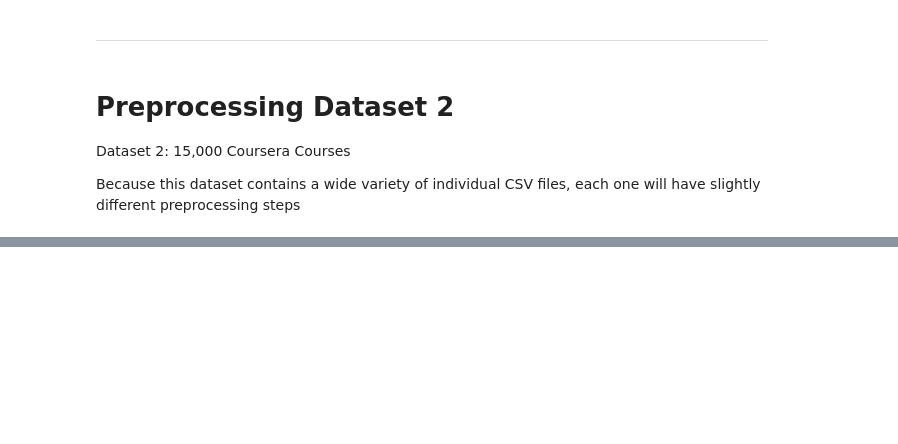
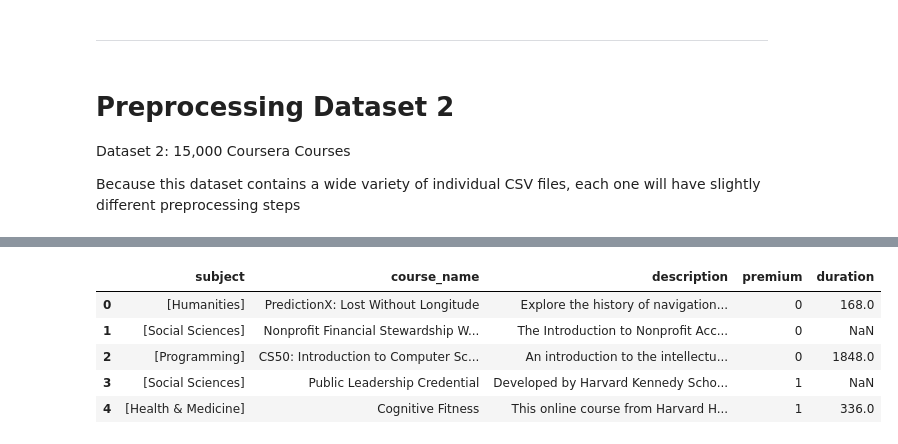
Before and after one commit to minimartzz/online-learning-so-mooc, a Jupyter notebook: mooc_data_prorcessing.ipynb, the cells around one changed output, grey strips where cells are left out. Cells and saved outputs as stored; diff of their text form; code cells hidden in the pictures; blank space fills up the shorter version.

```diff
--- a/mooc_data_prorcessing.ipynb
+++ b/mooc_data_prorcessing.ipynb
@@ -188,3 +306,44 @@ alison_mapper = {
+# %%
+# Load futurelearn dataset
+hv = pd.read_csv(f"{base}/Harvard_university.csv")
+
+# Select columns and rename
+hv = hv.drop(['Link to course', 'Category link', 'Mode', 'Availability', 'Offered By'], axis=1)
+hv = hv.rename({
+  'subject ': 'subject',
+  'Name': 'course_name',
+  'About': 'description',
+  'Price': 'premium',
+  'Duration': 'duration'
+}, axis=1)
+
+# Convert subject values to list type
+hv['subject'] = hv['subject'].apply(lambda x: [x])
+
+# Convert values in Price to indicate if it's a premium course
+hv['premium'] = np.select([ hv['premium'] == 'Free' ], [0], default=1)
+
+# Convert duration to hours
+def convert_str_hours(val: str) -> float:
+  if 'week' in val or 'weeks' in val:
+    digit = float(re.search(r'(\d+)', val).group(1))
+    return 168 * digit
+  elif 'day' in val or 'days' in val:
+    digit = float(re.search(r'(\d+)', val).group(1))
+    return 24 * digit
+  else:
+    return np.nan
+
+hv['duration'] = hv['duration'].apply(lambda x: convert_str_hours(x))
+# %%
+hv.head()
+# %% [output]
+|  | subject | course_name | description | premium | duration |
+| 0 | [Humanities] | PredictionX: Lost Without Longitude | Explore the history of navigation... | 0 | 168.0 |
+| 1 | [Social Sciences] | Nonprofit Financial Stewardship W... | The Introduction to Nonprofit Acc... | 0 | NaN |
+| 2 | [Programming] | CS50: Introduction to Computer Sc... | An introduction to the intellectu... | 0 | 1848.0 |
+| 3 | [Social Sciences] | Public Leadership Credential | Developed by Harvard Kennedy Scho... | 1 | NaN |
+| 4 | [Health & Medicine] | Cognitive Fitness | This online course from Harvard H... | 1 | 336.0 |
 # %%
 df1.head()
 # %% [output]
```
Also changed, not shown: parts of 18 cells of this notebook.
